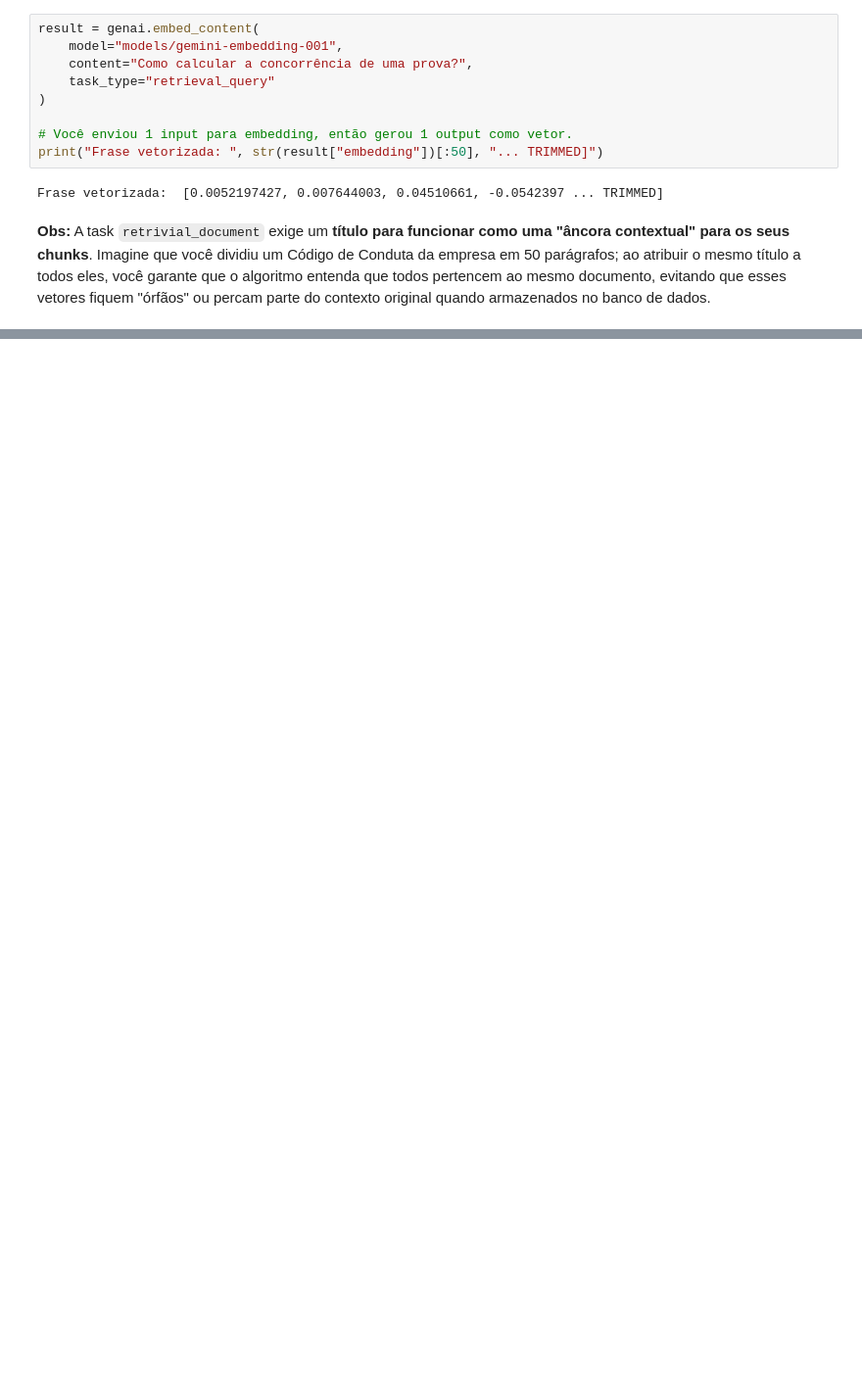
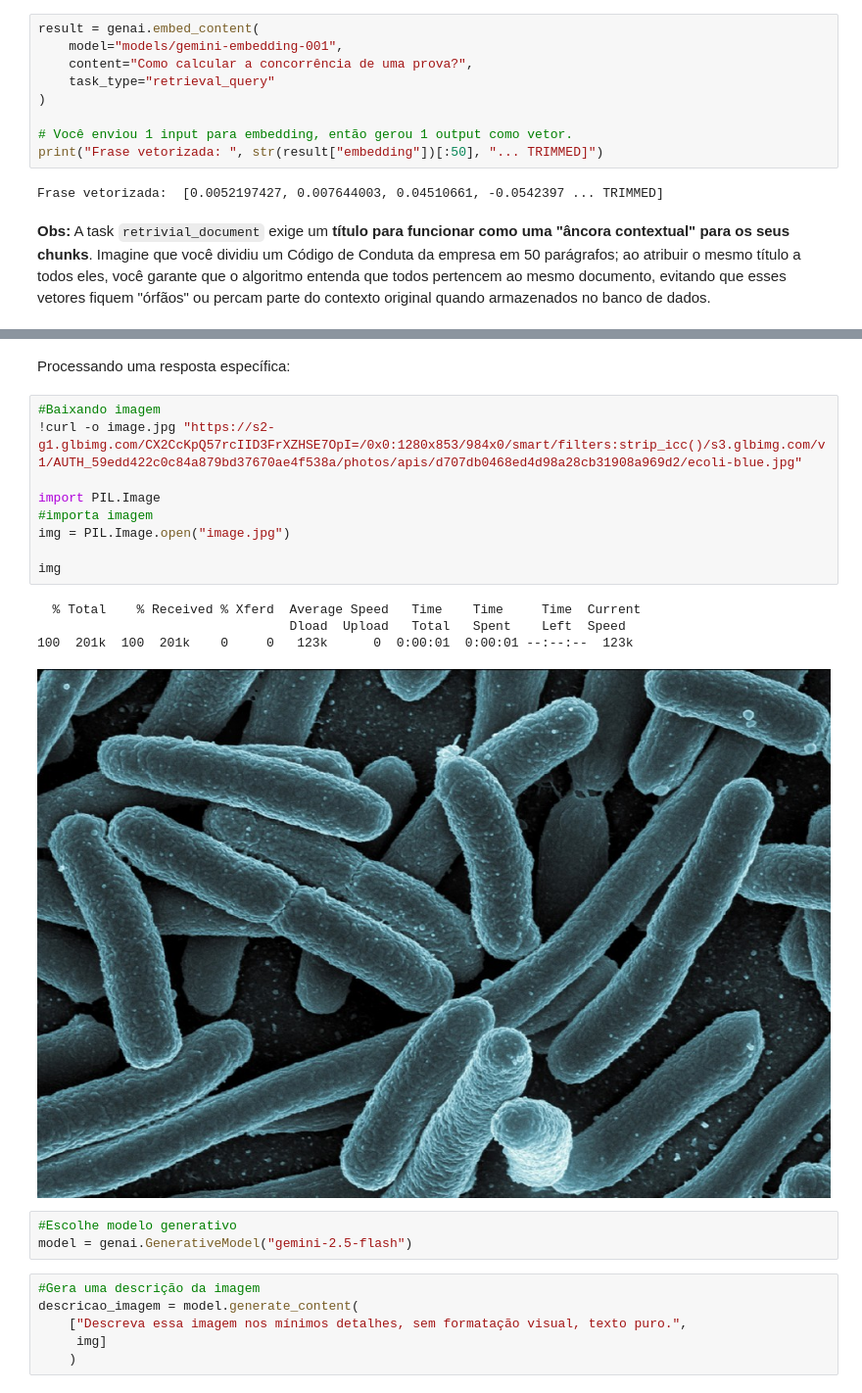
Before and after one commit to vlimax/Aprenda-IA-Generativa-Com-Google-Colab, a Jupyter notebook: 02_Embeddings_e_Vetorizacao/Embeddings_Google_API.ipynb, the cells around one changed output, grey strips where cells are left out. Shown at 98% size. Drawn from its saved outputs; the diff is of its cells as text; blank space fills up the shorter version.

```diff
--- a/02_Embeddings_e_Vetorizacao/Embeddings_Google_API.ipynb
+++ b/02_Embeddings_e_Vetorizacao/Embeddings_Google_API.ipynb
@@ -102,0 +115,25 @@ Frases vetorizadas:
+# %% [markdown]
+Processando uma resposta específica:
+# %%
+#Baixando imagem
+!curl -o image.jpg "https://s2-g1.glbimg.com/CX2CcKpQ57rcIID3FrXZHSE7OpI=/0x0:1280x853/984x0/smart/filters:strip_icc()/s3.glbimg.com/v1/AUTH_59edd422c0c84a879bd37670ae4f538a/photos/apis/d707db0468ed4d98a28cb31908a969d2/ecoli-blue.jpg"
+
+import PIL.Image
+#importa imagem
+img = PIL.Image.open("image.jpg")
+
+img
+# %% [output]
+  % Total    % Received % Xferd  Average Speed   Time    Time     Time  Current
+                                 Dload  Upload   Total   Spent    Left  Speed
+100  201k  100  201k    0     0   123k      0  0:00:01  0:00:01 --:--:--  123k
+[figure, added]
+# %%
+#Escolhe modelo generativo
+model = genai.GenerativeModel("gemini-2.5-flash")
+# %%
+#Gera uma descrição da imagem
+descricao_imagem = model.generate_content(
+    ["Descreva essa imagem nos mínimos detalhes, sem formatação visual, texto puro.",
+     img]
+    )
```
Also changed, not shown: parts of 9 cells of this notebook.
